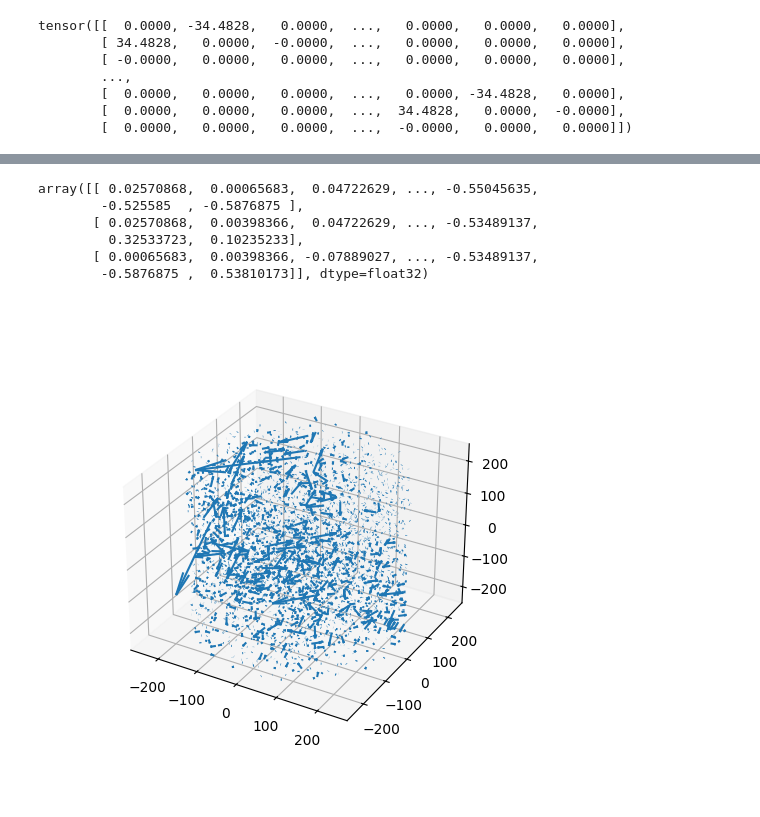
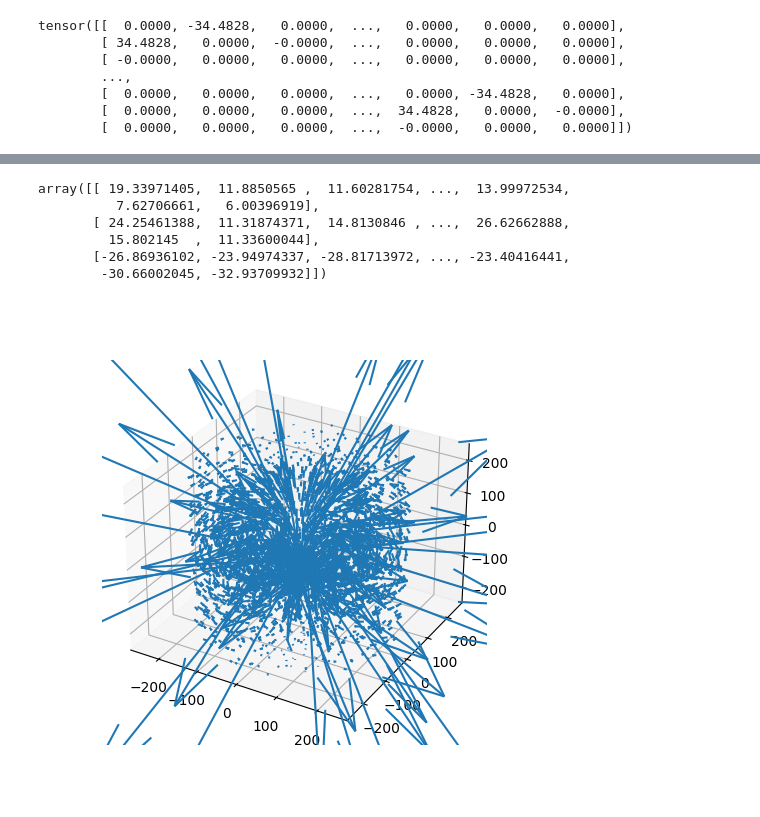
Before and after one commit to aluatar/integsol, a Jupyter notebook: playgroung.ipynb, the cells around one changed output, grey strips where cells are left out. Cells and saved outputs as stored; diff of their text form; code cells hidden in the pictures.

```diff
--- a/playgroung.ipynb
+++ b/playgroung.ipynb
@@ -18,7 +18,7 @@ from torch import (
 M_s = 1.45 * 1e4
 gamms = 2.25 * 1e4
 # %%
-mesh = Mesh.read(path="/home/aluatar/integsol/test_inputs/mesh_coerse.mphtxt")
+mesh = Mesh.read(path="/home/aluatar/integsol/test_inputs/mesh_coerser.mphtxt")
 # %% [output]
 Begin calculation of elements measures.
 Calculate measures for vtx type of elements
@@ -229,37 +194,37 @@ array([[ 2.5708676e-05+2.0907766e-05j,  2.5708676e-05-2.0907766e-05j,
 # %%
-field_Hd = 1e3*dm.values.real.T #-(Hd.values.T + H0.values.T)
+field_Hd = Hd.values.T - H0.values.T
 field_Hd
 # %% [output]
-array([[ 0.02570868,  0.00065683,  0.04722629, ..., -0.55045635,
-        -0.525585  , -0.5876875 ],
-       [ 0.02570868,  0.00398366,  0.04722629, ..., -0.53489137,
-         0.32533723,  0.10235233],
-       [ 0.00065683,  0.00398366, -0.07889027, ..., -0.53489137,
-        -0.5876875 ,  0.53810173]], dtype=float32)
+array([[ 19.33971405,  11.8850565 ,  11.60281754, ...,  13.99972534,
+          7.62706661,   6.00396919],
+       [ 24.25461388,  11.31874371,  14.8130846 , ...,  26.62662888,
+         15.802145  ,  11.33600044],
+       [-26.86936102, -23.94974337, -28.81713972, ..., -23.40416441,
+        -30.66002045, -32.93709932]])
 # %%
 %matplotlib inline
 %matplotlib widget
 
 from mpl_toolkits.mplot3d import Axes3D
 import matplotlib.pyplot as plt
 import numpy as np
 
 fig = plt.figure(figsize=(5,5), dpi=100)
 ax = fig.add_subplot(projection="3d")
 
 ax.quiver(
     centers[0],
     centers[1],
     centers[2],
     field_Hd[0],
     field_Hd[1],
     field_Hd[2],
-    length=1,
+    length=0.3,
 )
 
 plt.show()
 # %% [output]
-[figure, old version]
+[figure, new version]
 # %%
 Hd = mv(mm,_vector_M0[1])
 Hd
```
Also changed, not shown: parts of 18 cells of this notebook, 2 other files.
